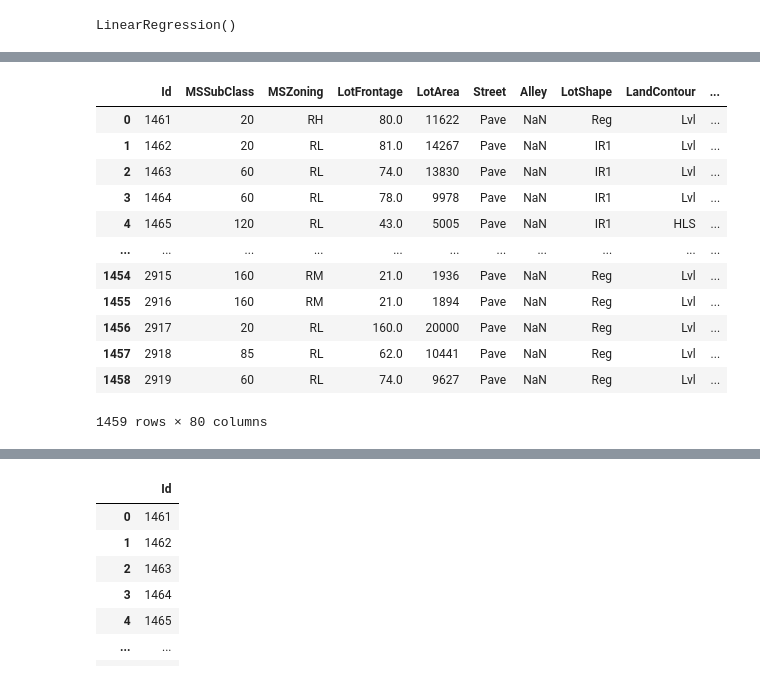
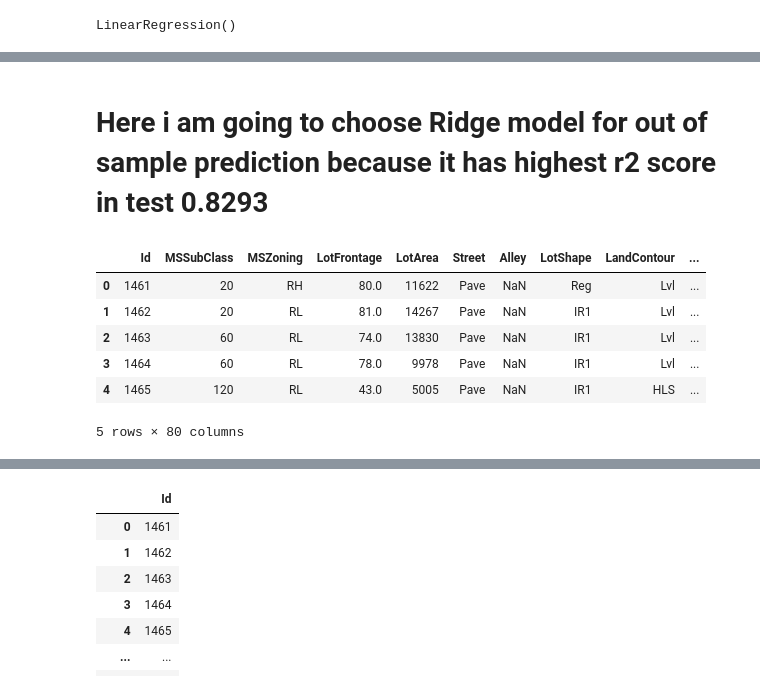
Before and after one commit to Aishwarya2311/Machine_Learning, a Jupyter notebook: Regression Project/RegressionProject.ipynb, the cells around one changed output, grey strips where cells are left out. Cells and saved outputs as stored; diff of their text form; code cells hidden in the pictures.

```diff
--- a/Regression Project/RegressionProject.ipynb
+++ b/Regression Project/RegressionProject.ipynb
@@ -510,17 +594,13 @@ Ridge(alpha=32.0)
+# %% [markdown]
+# Here i am going to choose Ridge model for out of sample prediction because it has highest r2 score in test 0.8293
 # %%
-xnew = pd.read_csv('sample_set.csv', na_values=['', 'NA'], keep_default_na=False)
-xnew
+xnew = pd.read_csv('sample_set.csv')
+xnew.head()
 # %% [output]
 |  | Id | MSSubClass | MSZoning | LotFrontage | LotArea | Street | Alley | LotShape | LandContour | ... |
 | 0 | 1461 | 20 | RH | 80.0 | 11622 | Pave | NaN | Reg | Lvl | ... |
 | 1 | 1462 | 20 | RL | 81.0 | 14267 | Pave | NaN | IR1 | Lvl | ... |
 | 2 | 1463 | 60 | RL | 74.0 | 13830 | Pave | NaN | IR1 | Lvl | ... |
 | 3 | 1464 | 60 | RL | 78.0 | 9978 | Pave | NaN | IR1 | Lvl | ... |
 | 4 | 1465 | 120 | RL | 43.0 | 5005 | Pave | NaN | IR1 | HLS | ... |
-| ... | ... | ... | ... | ... | ... | ... | ... | ... | ... | ... |
-| 1454 | 2915 | 160 | RM | 21.0 | 1936 | Pave | NaN | Reg | Lvl | ... |
-| 1455 | 2916 | 160 | RM | 21.0 | 1894 | Pave | NaN | Reg | Lvl | ... |
-| 1456 | 2917 | 20 | RL | 160.0 | 20000 | Pave | NaN | Reg | Lvl | ... |
-| 1457 | 2918 | 85 | RL | 62.0 | 10441 | Pave | NaN | Reg | Lvl | ... |
-| 1458 | 2919 | 60 | RL | 74.0 | 9627 | Pave | NaN | Reg | Lvl | ... |
-1459 rows × 80 columns
+5 rows × 80 columns
```
Also changed, not shown: parts of 99 cells of this notebook, 1 other file.
